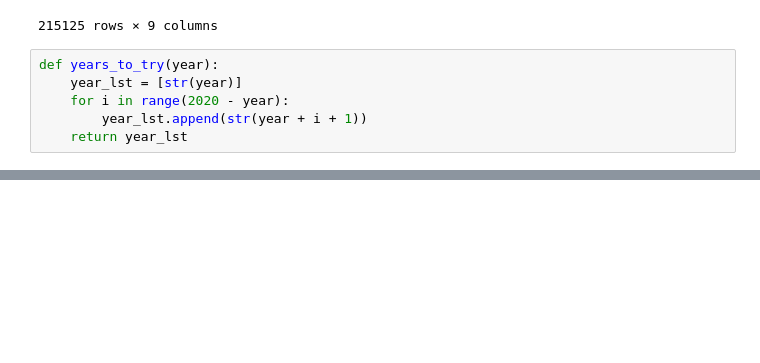
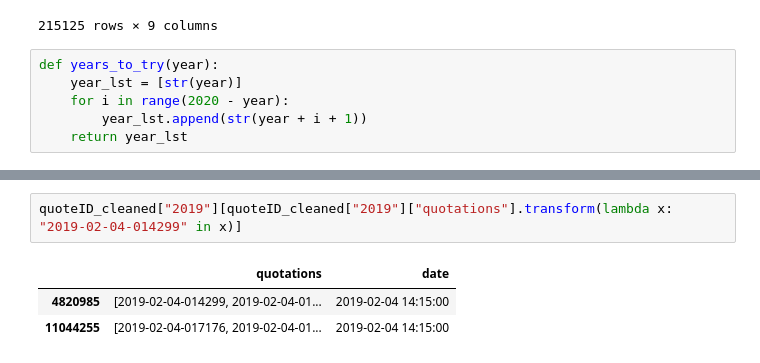
Before and after one commit to lucarossi9/Applied-Data-Analysis-project, a Jupyter notebook: data_transformation_notebooks/Map Dates.ipynb, the cells around one changed output, grey strips where cells are left out. Cells and saved outputs as stored; diff of their text form; blank space fills up the shorter version.

```diff
--- a/data_transformation_notebooks/Map Dates.ipynb
+++ b/data_transformation_notebooks/Map Dates.ipynb
@@ -140,0 +171,6 @@ merged_quotes
+# %%
+quoteID_cleaned["2019"][quoteID_cleaned["2019"]["quotations"].transform(lambda x: "2019-02-04-014299" in x)]
+# %% [output]
+|  | quotations | date |
+| 4820985 | [2019-02-04-014299, 2019-02-04-01... | 2019-02-04 14:15:00 |
+| 11044255 | [2019-02-04-017176, 2019-02-04-01... | 2019-02-04 14:15:00 |
```
Also changed, not shown: parts of 5 cells of this notebook.
